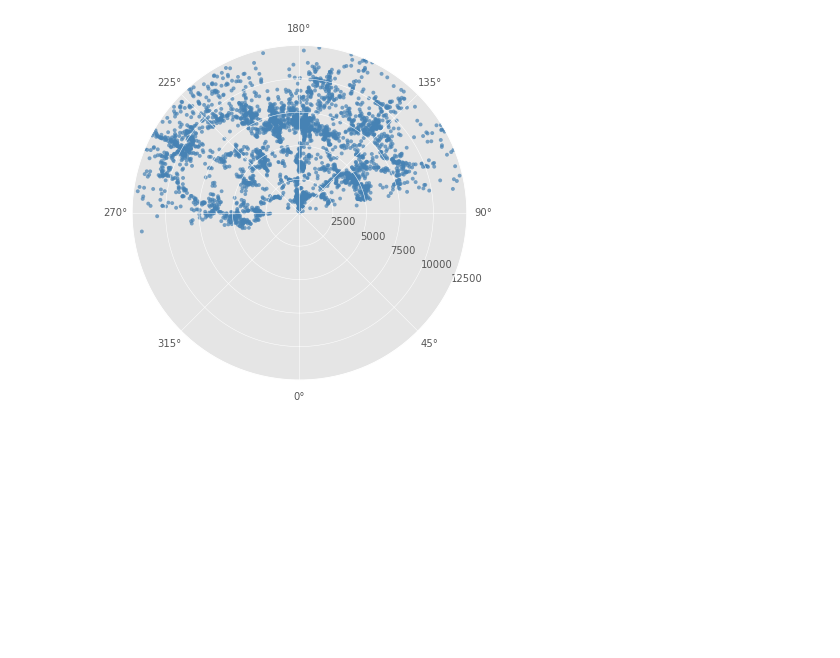
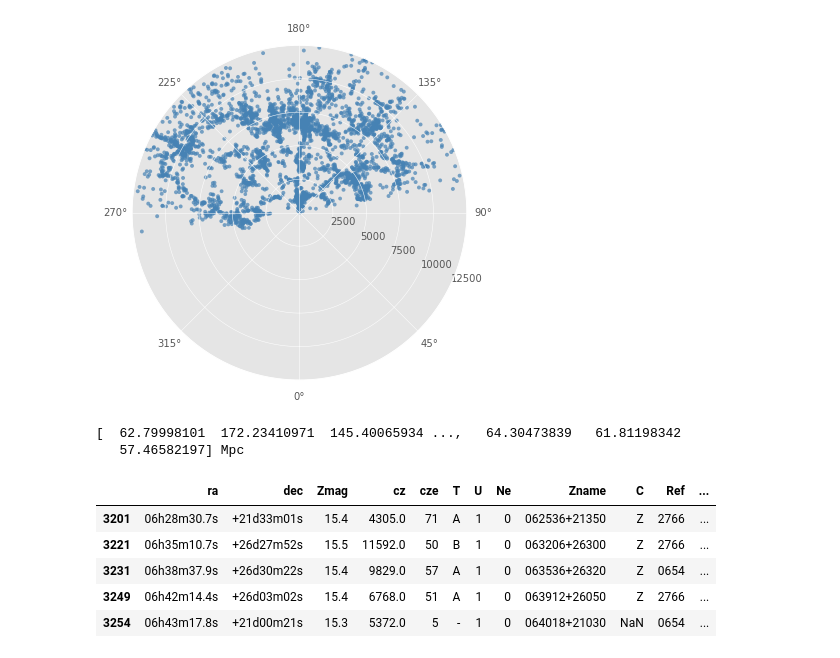
Before and after one commit to grehujt/SmallPythonProjects, a Jupyter notebook: jupyterNotebooks/clustering/clustering.ipynb, the cells around one changed output. Cells and saved outputs as stored; diff of their text form; code cells hidden in the pictures; blank space fills up the shorter version.

```diff
--- a/jupyterNotebooks/clustering/clustering.ipynb
+++ b/jupyterNotebooks/clustering/clustering.ipynb
@@ -251,3 +251,29 @@ ax.set_rlabel_position(65)
 ax.set_rticks(range(2500,12501,2500));
 # %% [output]
 [figure]
+# %%
+mycat = uzcat2.copy(deep=True).loc[selection]
+mycat['ra_deg'] = coords_uzc.ra.deg[selection]
+mycat['dec_deg'] = coords_uzc.dec.deg[selection]
+zs = (((mycat['cz'].as_matrix() * u.km / u.s) / c.c).decompose())
+dist = coord.Distance(z=zs)
+print(dist)
+mycat['dist'] = dist
+coords_xyz = coord.SkyCoord(ra=mycat['ra_deg'] * u.deg,
+                            dec=mycat['dec_deg'] * u.deg,
+                            distance=dist * u.Mpc,
+                            frame='fk5',
+                            equinox='J2000')
+mycat['X'] = coords_xyz.cartesian.x.value
+mycat['Y'] = coords_xyz.cartesian.y.value
+mycat['Z'] = coords_xyz.cartesian.z.value
+mycat.head()
+# %% [output]
+[  62.79998101  172.23410971  145.40065934 ...,   64.30473839   61.81198342
+   57.46582197] Mpc
+|  | ra | dec | Zmag | cz | cze | T | U | Ne | Zname | C | Ref | ... |
+| 3201 | 06h28m30.7s | +21d33m01s | 15.4 | 4305.0 | 71 | A | 1 | 0 | 062536+21350 | Z | 2766 | ... |
+| 3221 | 06h35m10.7s | +26d27m52s | 15.5 | 11592.0 | 50 | B | 1 | 0 | 063206+26300 | Z | 2766 | ... |
+| 3231 | 06h38m37.9s | +26d30m22s | 15.4 | 9829.0 | 57 | A | 1 | 0 | 063536+26320 | Z | 0654 | ... |
+| 3249 | 06h42m14.4s | +26d03m02s | 15.4 | 6768.0 | 51 | A | 1 | 0 | 063912+26050 | Z | 2766 | ... |
+| 3254 | 06h43m17.8s | +21d00m21s | 15.3 | 5372.0 | 5 | - | 1 | 0 | 064018+21030 | NaN | 0654 | ... |
```
Also changed, not shown: parts of 4 cells of this notebook, 1 other file.
